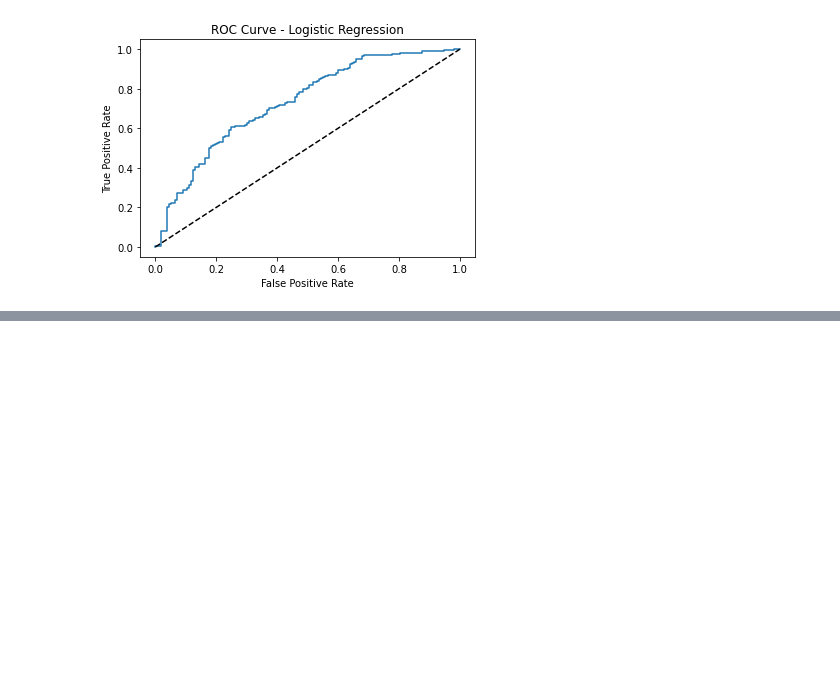
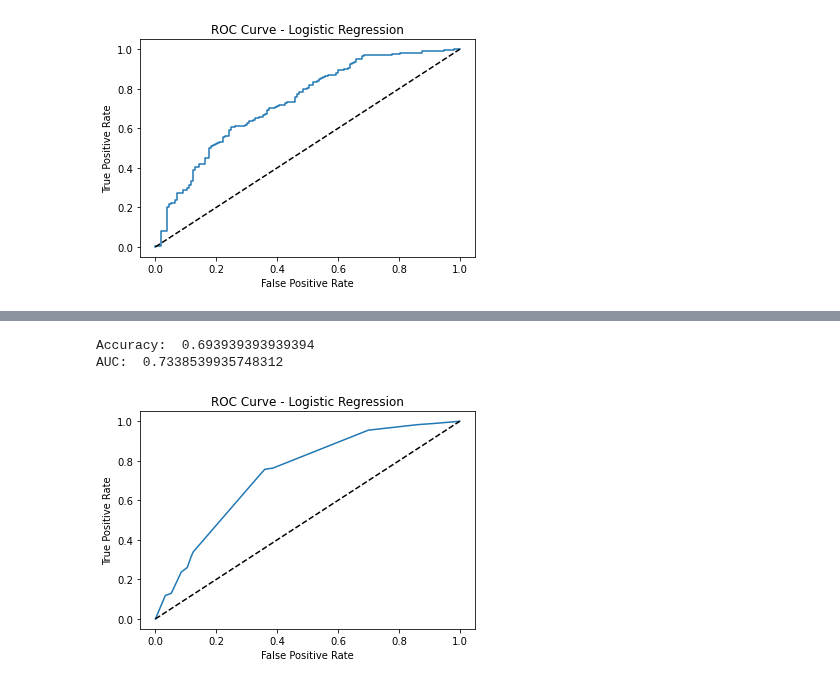
Before and after one commit to Joeyzect/Netflix_ALab_2022, a Jupyter notebook: notebooks/05-yen-CARTmodel-movies.ipynb, the cells around one changed output, grey strips where cells are left out. Drawn from its saved outputs; the diff is of its cells as text; code cells hidden in the pictures; blank space fills up the shorter version.

```diff
--- a/notebooks/05-yen-CARTmodel-movies.ipynb
+++ b/notebooks/05-yen-CARTmodel-movies.ipynb
@@ -89,7 +89,7 @@ import sklearn.preprocessing
 import sklearn.linear_model
 
 # make sklearn pipeline with transform, normalization, and model
-pipe = Pipeline(
+pipeLogReg = Pipeline(
     steps=[
         ('transformer', transformer),                                                       # Transform dataset
         ('normalizer', sklearn.preprocessing.Normalizer()),                                 # Normalise features
@@ -98,11 +98,6 @@ pipe = Pipeline(
 
     ]
 )
-
-pipe2 = Pipeline(
-    steps=[
-        ('transformer', transformer)]
-)
 # %%
 # use grid search to cross validate logistic regression model - 5-fold cross validation
 from sklearn.model_selection import GridSearchCV
@@ -191,0 +221,2 @@ AUC:  0.7308075772681953
+# %%
+gsDT.fit(movies_train_X, movies_train_Y)
@@ -191,0 +258,32 @@ AUC:  0.7308075772681953
+# %%
+# retrieve the best parameters and estimators returned by the grid search cross validation step
+gsDT.best_params_
+gsDT.best_score_
+best_decisiontree = gsDT.best_estimator_
+# %%
+best_decisiontree.fit(movies_train_X, movies_train_Y)
+
+from sklearn.metrics import roc_auc_score, accuracy_score
+
+y_prob_pred = best_decisiontree.predict_proba(movies_test_X)[:,1]
+y_pred = best_decisiontree.predict(movies_test_X)
+
+print("Accuracy: ", accuracy_score(movies_test_Y, y_pred))
+print("AUC: ", roc_auc_score(movies_test_Y, y_prob_pred))
+
+#plot auc curve
+from sklearn.metrics import roc_curve
+import matplotlib.pyplot as plt
+
+fpr, tpr, thresholds = roc_curve(movies_test_Y, y_prob_pred)
+
+plt.plot(fpr, tpr)
+plt.plot([0, 1], [0, 1], 'k--')
+plt.xlabel('False Positive Rate')
+plt.ylabel('True Positive Rate')
+plt.title('ROC Curve - Logistic Regression')
+plt.show()
+# %% [output]
+Accuracy:  0.693939393939394
+AUC:  0.7338539935748312
+[figure, added]
```
Also changed, not shown: parts of 5 cells of this notebook.
